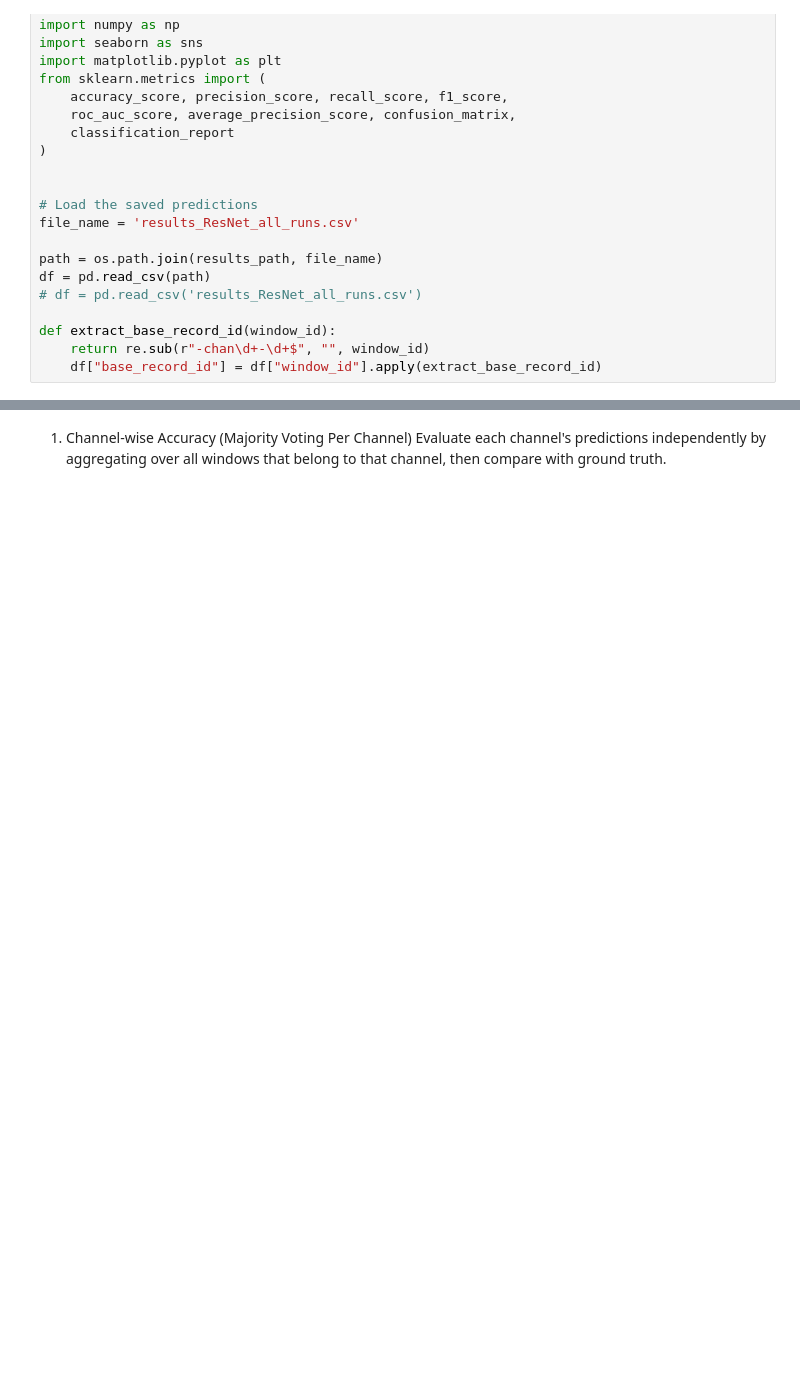
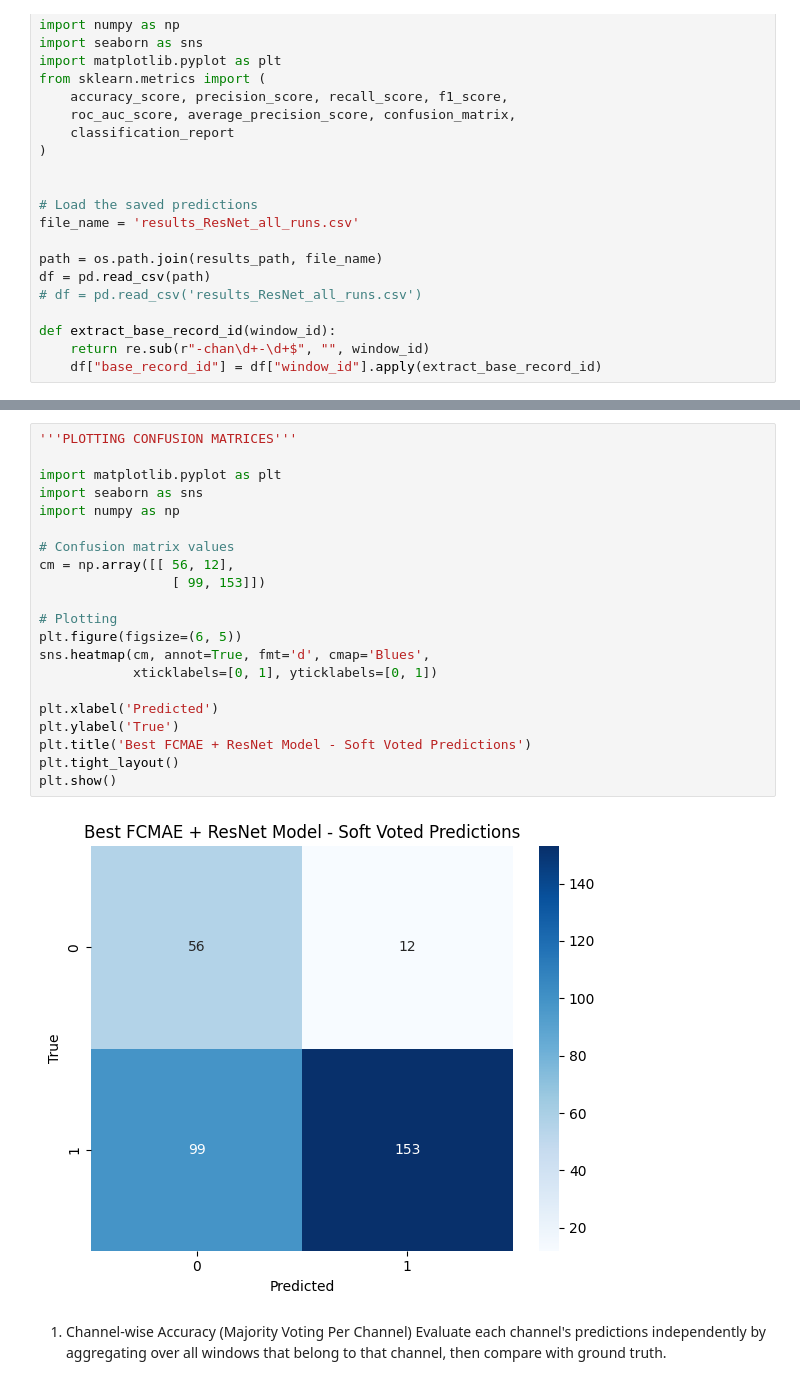
Before and after one commit to noorwertheim/Master-Thesis, a Jupyter notebook: notebooks/voting_channels_probs.ipynb, the cells around one changed output, grey strips where cells are left out. Cells and saved outputs as stored; diff of their text form; blank space fills up the shorter version.

```diff
--- a/notebooks/voting_channels_probs.ipynb
+++ b/notebooks/voting_channels_probs.ipynb
@@ -143,6 +144,29 @@ weighted avg     0.8375    0.6375    0.6686       320
    macro avg     0.6646    0.7424    0.6077       320
 weighted avg     0.8411    0.6281    0.6592       320
 [figure]
+# %%
+'''PLOTTING CONFUSION MATRICES'''
+
+import matplotlib.pyplot as plt
+import seaborn as sns
+import numpy as np
+
+# Confusion matrix values
+cm = np.array([[ 56, 12],
+                 [ 99, 153]])
+
+# Plotting
+plt.figure(figsize=(6, 5))
+sns.heatmap(cm, annot=True, fmt='d', cmap='Blues',
+            xticklabels=[0, 1], yticklabels=[0, 1])
+
+plt.xlabel('Predicted')
+plt.ylabel('True')
+plt.title('Best FCMAE + ResNet Model - Soft Voted Predictions')
+plt.tight_layout()
+plt.show()
+# %% [output]
+[figure, added]
 # %% [markdown]
  1. Channel-wise Accuracy (Majority Voting Per Channel)
 Evaluate each channel's predictions independently by aggregating over all windows that belong to that channel, then compare with ground truth.
```
Also changed, not shown: parts of 9 cells of this notebook, 1 other file.
